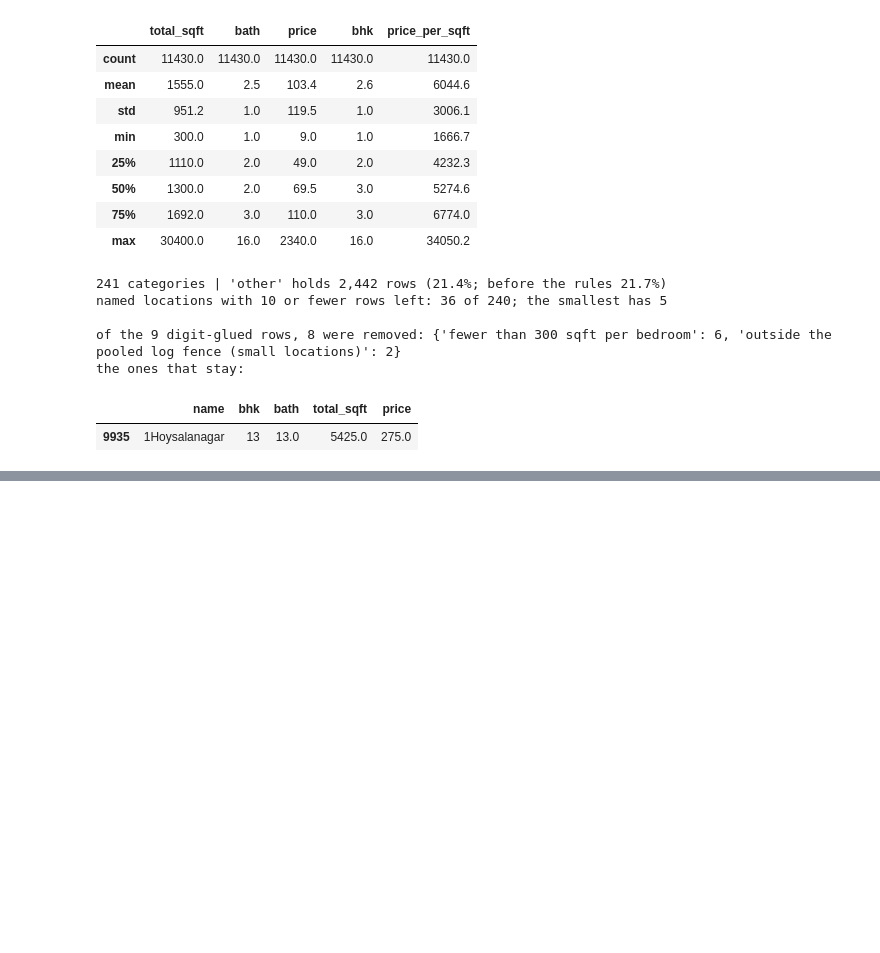
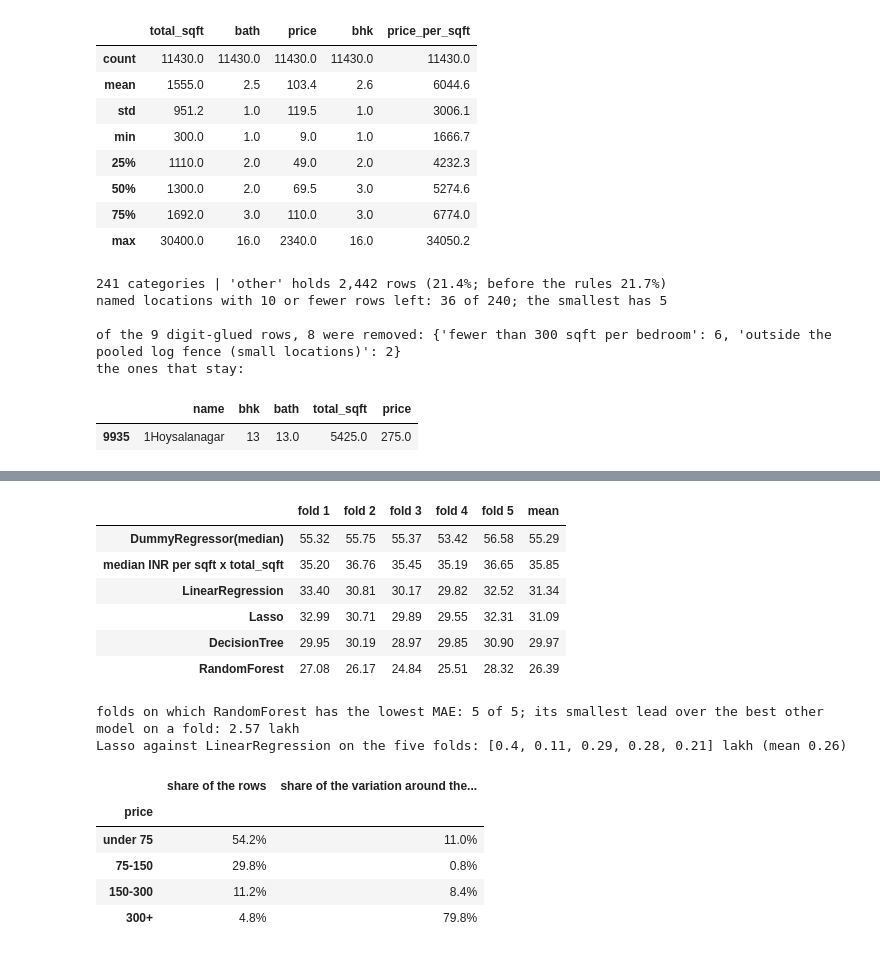
Before and after one commit to shivam-jund/bengaluru-house-price-prediction, a Jupyter notebook: model/price_prediction.ipynb, the cells around one changed output, grey strips where cells are left out. Cells and saved outputs as stored; diff of their text form; code cells hidden in the pictures; blank space fills up the shorter version.

```diff
--- a/model/price_prediction.ipynb
+++ b/model/price_prediction.ipynb
@@ -1658,0 +1924,35 @@ Each decision with its row impact, as seen while the notebook ran on this data.
+# %%
+# The same MAE fold by fold: the models are compared on identical folds, so the gap on each fold is a paired difference
+per_fold = pd.DataFrame({name: f["MAE (lakh)"].to_numpy() for name, f in folds.items()}, index=[f"fold {k}" for k in range(1, 6)]).T
+display(per_fold.assign(mean=per_fold.mean(axis=1)).round(2))
+rivals = per_fold.drop(index="RandomForest").min()          # on each fold, the lowest MAE of any other model
+lead = rivals - per_fold.loc["RandomForest"]
+print(f"folds on which RandomForest has the lowest MAE: {(lead > 0).sum()} of 5; its smallest lead over the best other model on a fold: {lead.min():.2f} lakh")
+
+lasso_lead = per_fold.loc["LinearRegression"] - per_fold.loc["Lasso"]
+print(f"Lasso against LinearRegression on the five folds: {lasso_lead.round(2).tolist()} lakh (mean {lasso_lead.mean():.2f})")
+
+# What R² is measured against: how much of the variation around the mean sits in each price band (training rows)
+around_mean = (y_train - y_train.mean()) ** 2
+band_train = pd.cut(y_train, bins=BAND_EDGES, right=False, labels=BAND_LABELS)
+variation = pd.DataFrame({
+    "share of the rows": band_train.value_counts(normalize=True).sort_index(),
+    "share of the variation around the mean": around_mean.groupby(band_train, observed=True).sum() / around_mean.sum(),
+})
+display(variation.map("{:.1%}".format))
+# %% [output]
+|  | fold 1 | fold 2 | fold 3 | fold 4 | fold 5 | mean |
+| DummyRegressor(median) | 55.32 | 55.75 | 55.37 | 53.42 | 56.58 | 55.29 |
+| median INR per sqft x total_sqft | 35.20 | 36.76 | 35.45 | 35.19 | 36.65 | 35.85 |
+| LinearRegression | 33.40 | 30.81 | 30.17 | 29.82 | 32.52 | 31.34 |
+| Lasso | 32.99 | 30.71 | 29.89 | 29.55 | 32.31 | 31.09 |
+| DecisionTree | 29.95 | 30.19 | 28.97 | 29.85 | 30.90 | 29.97 |
+| RandomForest | 27.08 | 26.17 | 24.84 | 25.51 | 28.32 | 26.39 |
+folds on which RandomForest has the lowest MAE: 5 of 5; its smallest lead over the best other model on a fold: 2.57 lakh
+Lasso against LinearRegression on the five folds: [0.4, 0.11, 0.29, 0.28, 0.21] lakh (mean 0.26)
+|  | share of the rows | share of the variation around the... |
+| price |  |  |
+| under 75 | 54.2% | 11.0% |
+| 75-150 | 29.8% | 0.8% |
+| 150-300 | 11.2% | 8.4% |
+| 300+ | 4.8% | 79.8% |
```
Also changed, not shown: parts of 43 cells of this notebook.
